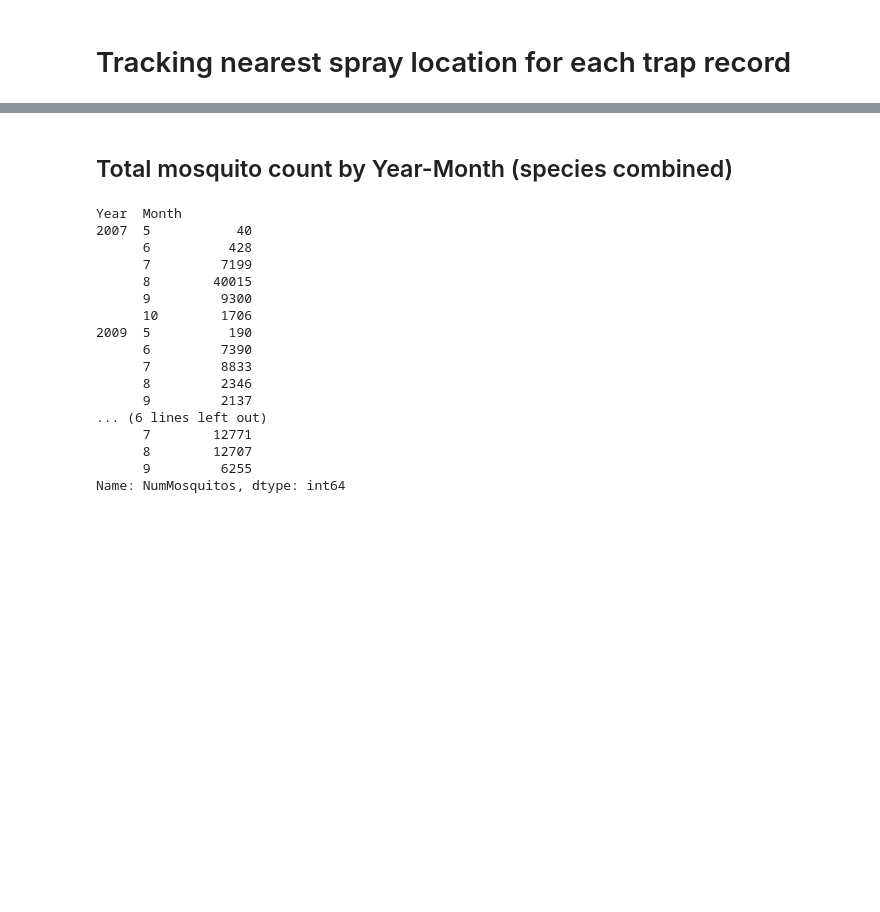
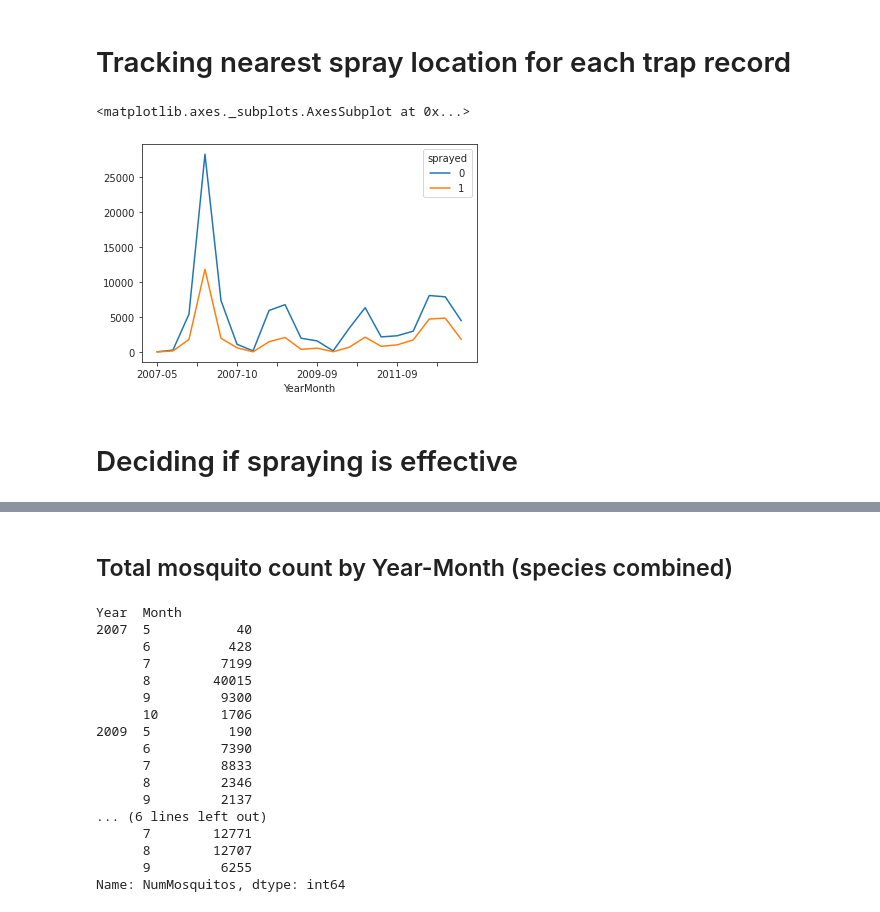
Before and after one commit to henrioei/Binary-Classification-on-West-Nile-Virus, a Jupyter notebook: 1_eda.ipynb, the cells around one changed output, grey strips where cells are left out. Saved outputs shown, nothing was run; the diff lists cells and outputs as text; code cells hidden in the pictures; blank space fills up the shorter version.

```diff
--- a/1_eda.ipynb
+++ b/1_eda.ipynb
@@ -514,3 +512,10 @@ df_test  = df_test.merge(trap_loc,on=['Latitude','Longitude'])
 df_train['sprayed'] = df_train['dist_spray'].apply(lambda x: 0 if x > 500 else 1)
 # %%
 df_train.to_csv('df_train_dist.csv',index=False)
+# %%
+df_train.groupby(['YearMonth','sprayed']).NumMosquitos.sum().unstack().plot()
+# %% [output]
+<matplotlib.axes._subplots.AxesSubplot at 0x...>
+[figure, added]
+# %% [markdown]
+# Deciding if spraying is effective
```
Also changed, not shown: parts of 26 cells of this notebook.
